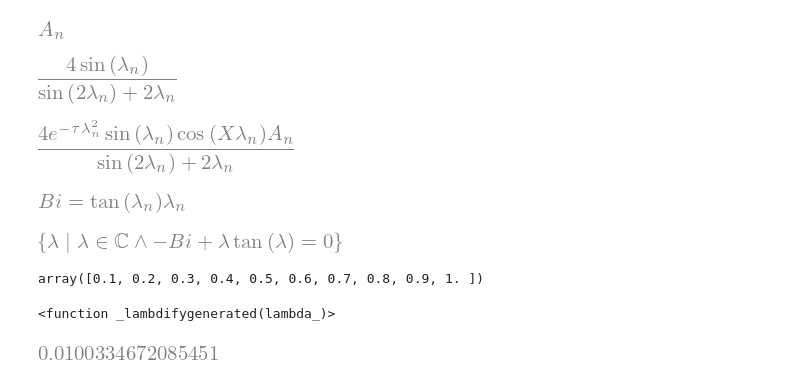
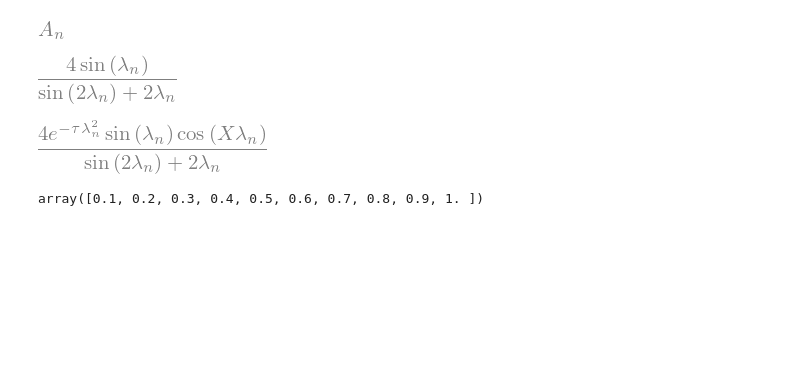
Before and after one commit to juliet29/windows, a Jupyter notebook: analysis/notebooks/230725_conduction2.ipynb, the cells around one changed output. Drawn from its saved outputs; the diff is of its cells as text; code cells hidden in the pictures; blank space fills up the shorter version.

```diff
--- a/analysis/notebooks/230725_conduction2.ipynb
+++ b/analysis/notebooks/230725_conduction2.ipynb
@@ -70,30 +236,12 @@ An_sol
 # %% [output]
 [figure]
 # %%
-spec_sol = gen_eq2.rhs.subs([(lam, lam_n), (A, A_n)])*An_sol
+spec_sol = gen_eq2.rhs.subs([(lam, lam_n), (A, 1)])*An_sol
 spec_sol
 # %% [output]
-[figure, old version]
+[figure, new version]
-# %%
-Bi_eq = Eq(Bi, Bi_solve.subs(lam, lam_n))
-Bi_eq
-# %% [output]
-[figure, removed]
-# %%
-solveset(Eq(Bi, Bi_solve), lam)
-# %% [output]
-[figure, removed]
 # %%
 Bi_vals = np.linspace(0.1, 1, 10)
 Bi_vals
 # %% [output]
 array([0.1, 0.2, 0.3, 0.4, 0.5, 0.6, 0.7, 0.8, 0.9, 1. ])
-# %%
-fBi = lambdify(lam, Bi_solve )
-fBi
-# %% [output]
-<function _lambdifygenerated(lambda_)>
-# %%
-fBi(0.1)
-# %% [output]
-[figure, removed]
```
Also changed, not shown: parts of 39 cells of this notebook, 2 other files.
